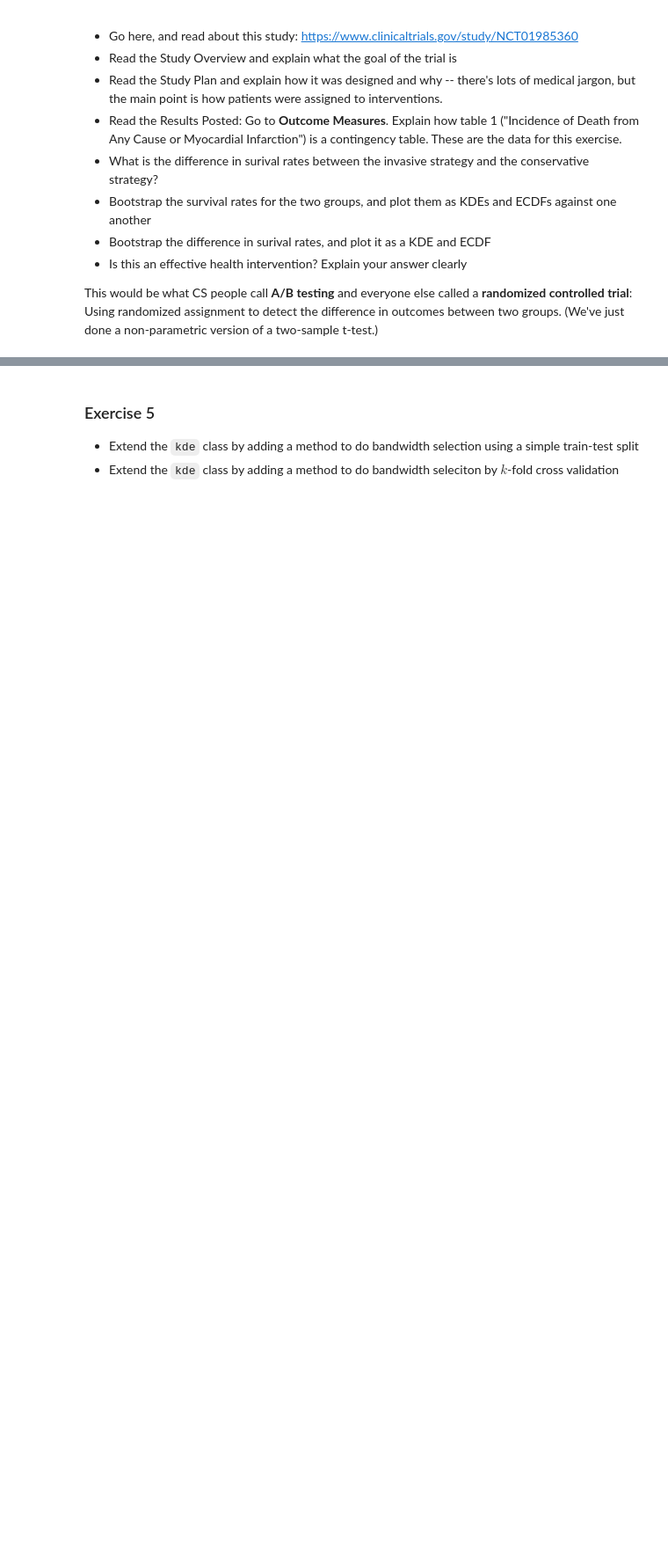
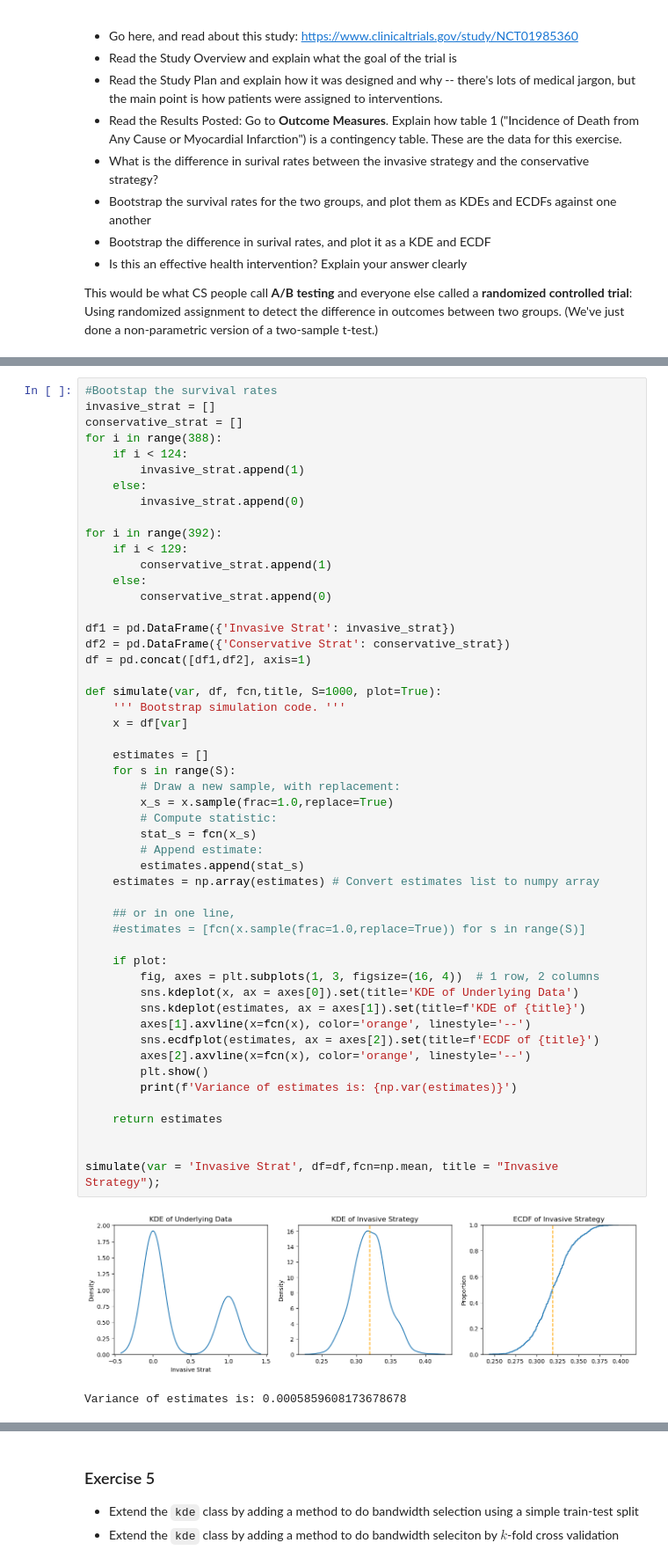
Before and after one commit to wbrannock/github_branching, a Jupyter notebook: assignment_4.ipynb, the cells around one changed output, grey strips where cells are left out. Shown: that part at 88% size. Cells and saved outputs as stored; diff of their text form; blank space fills up the shorter version.

```diff
--- a/assignment_4.ipynb
+++ b/assignment_4.ipynb
@@ -39,0 +51,54 @@ The trial has two groups the ones in the invasive strategy group and the one in
+# %%
+#Bootstap the survival rates
+invasive_strat = []
+conservative_strat = []
+for i in range(388):
+    if i < 124:
+        invasive_strat.append(1)
+    else:
+        invasive_strat.append(0)
+
+for i in range(392):
+    if i < 129:
+        conservative_strat.append(1)
+    else:
+        conservative_strat.append(0)
+
+df1 = pd.DataFrame({'Invasive Strat': invasive_strat})
+df2 = pd.DataFrame({'Conservative Strat': conservative_strat})
+df = pd.concat([df1,df2], axis=1)
+
+def simulate(var, df, fcn,title, S=1000, plot=True):
+    ''' Bootstrap simulation code. '''
+    x = df[var]
+
+    estimates = []
+    for s in range(S):
+        # Draw a new sample, with replacement:
+        x_s = x.sample(frac=1.0,replace=True)
+        # Compute statistic:
+        stat_s = fcn(x_s)
+        # Append estimate:
+        estimates.append(stat_s)
+    estimates = np.array(estimates) # Convert estimates list to numpy array
+
+    ## or in one line,
+    #estimates = [fcn(x.sample(frac=1.0,replace=True)) for s in range(S)]
+
+    if plot:
+        fig, axes = plt.subplots(1, 3, figsize=(16, 4))  # 1 row, 2 columns
+        sns.kdeplot(x, ax = axes[0]).set(title='KDE of Underlying Data')
+        sns.kdeplot(estimates, ax = axes[1]).set(title=f'KDE of {title}')
+        axes[1].axvline(x=fcn(x), color='orange', linestyle='--')
+        sns.ecdfplot(estimates, ax = axes[2]).set(title=f'ECDF of {title}')
+        axes[2].axvline(x=fcn(x), color='orange', linestyle='--')
+        plt.show()
+        print(f'Variance of estimates is: {np.var(estimates)}')
+
+    return estimates
+
+
+simulate(var = 'Invasive Strat', df=df,fcn=np.mean, title = "Invasive Strategy");
+# %% [output]
+[figure, added]
+Variance of estimates is: 0.0005859608173678678
```
Also changed, not shown: parts of 3 cells of this notebook.
